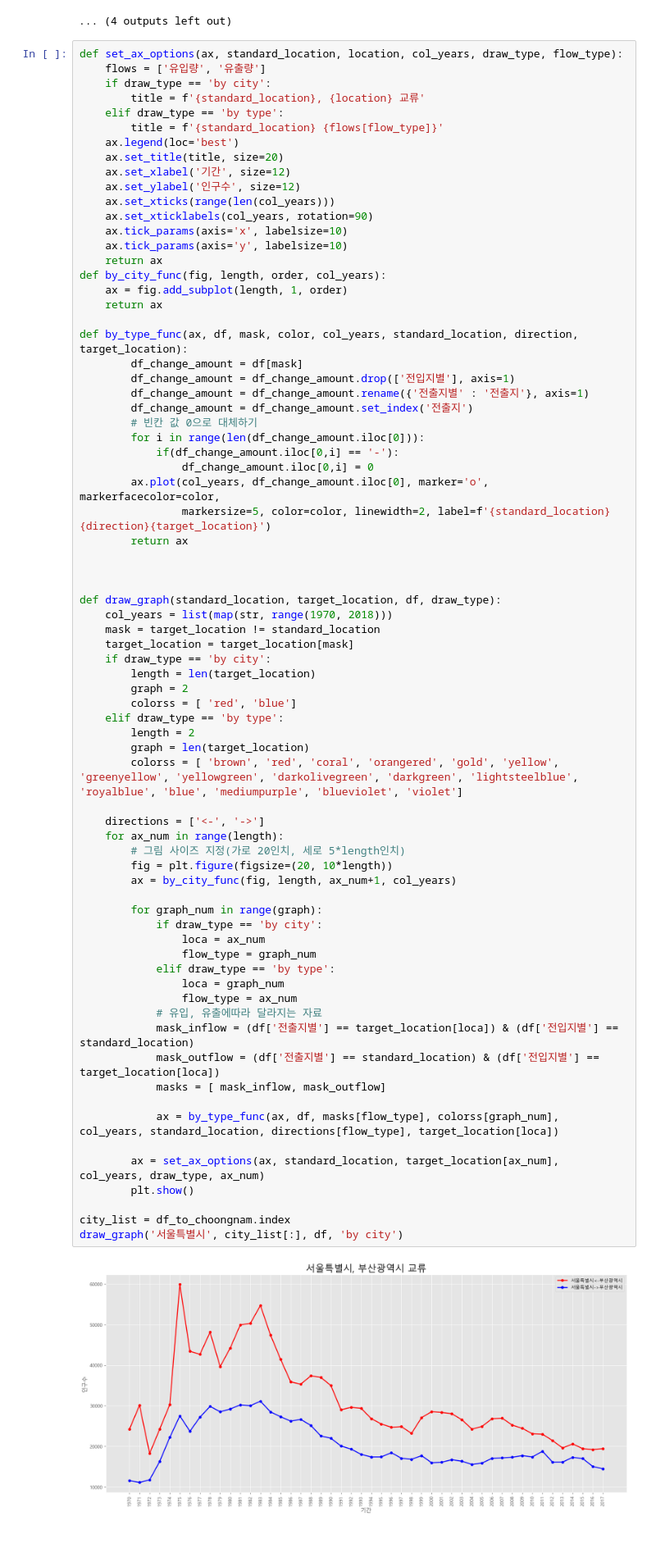
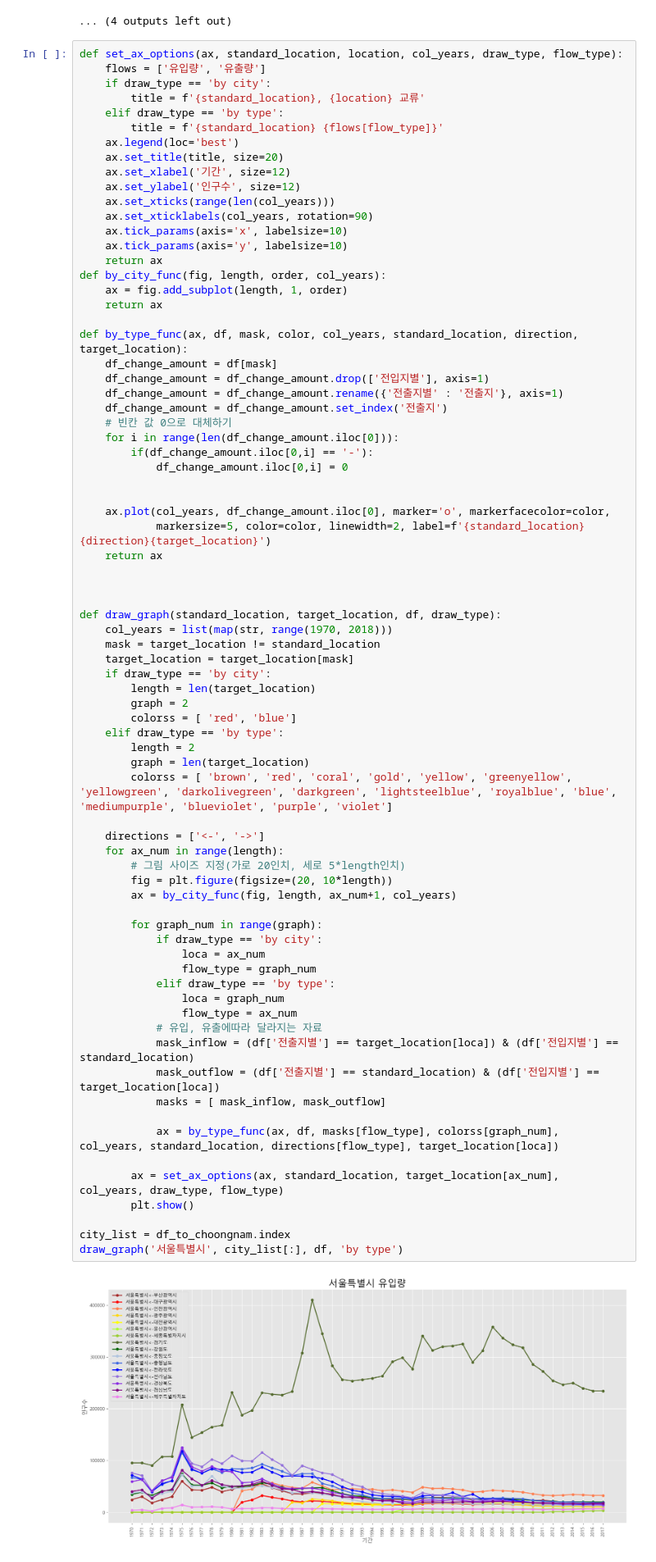
Before and after one commit to yjs3402/python_YJS, a Jupyter notebook: 판다스/판다스천안유입.ipynb, the cells around one changed output. Shown at 82% size. Cells and saved outputs as stored; diff of their text form; blank space fills up the shorter version.

```diff
--- a/판다스/판다스천안유입.ipynb
+++ b/판다스/판다스천안유입.ipynb
@@ -234,17 +234,19 @@ def by_city_func(fig, length, order, col_years):
     return ax
 
 def by_type_func(ax, df, mask, color, col_years, standard_location, direction, target_location):
-        df_change_amount = df[mask]
-        df_change_amount = df_change_amount.drop(['전입지별'], axis=1)
-        df_change_amount = df_change_amount.rename({'전출지별' : '전출지'}, axis=1)
-        df_change_amount = df_change_amount.set_index('전출지')
-        # 빈칸 값 0으로 대체하기
-        for i in range(len(df_change_amount.iloc[0])):
-            if(df_change_amount.iloc[0,i] == '-'):
-                df_change_amount.iloc[0,i] = 0
-        ax.plot(col_years, df_change_amount.iloc[0], marker='o', markerfacecolor=color,
-                markersize=5, color=color, linewidth=2, label=f'{standard_location}{direction}{target_location}')
-        return ax
+    df_change_amount = df[mask]
+    df_change_amount = df_change_amount.drop(['전입지별'], axis=1)
+    df_change_amount = df_change_amount.rename({'전출지별' : '전출지'}, axis=1)
+    df_change_amount = df_change_amount.set_index('전출지')
+    # 빈칸 값 0으로 대체하기
+    for i in range(len(df_change_amount.iloc[0])):
+        if(df_change_amount.iloc[0,i] == '-'):
+            df_change_amount.iloc[0,i] = 0
+
+
+    ax.plot(col_years, df_change_amount.iloc[0], marker='o', markerfacecolor=color,
+            markersize=5, color=color, linewidth=2, label=f'{standard_location}{direction}{target_location}')
+    return ax
 
 
 
@@ -257,34 +259,34 @@ def draw_graph(standard_location, target_location, df, draw_type):
         graph = 2
         colorss = [ 'red', 'blue']
     elif draw_type == 'by type':
         length = 2
         graph = len(target_location)
-        colorss = [ 'brown', 'red', 'coral', 'orangered', 'gold', 'yellow', 'greenyellow', 'yellowgreen', 'darkolivegreen', 'darkgreen', 'lightsteelblue', 'royalblue', 'blue', 'mediumpurple', 'blueviolet', 'violet']
+        colorss = [ 'brown', 'red', 'coral', 'gold', 'yellow', 'greenyellow', 'yellowgreen', 'darkolivegreen', 'darkgreen', 'lightsteelblue', 'royalblue', 'blue', 'mediumpurple', 'blueviolet', 'purple', 'violet']
 
     directions = ['<-', '->']
     for ax_num in range(length):
         # 그림 사이즈 지정(가로 20인치, 세로 5*length인치)
         fig = plt.figure(figsize=(20, 10*length))
         ax = by_city_func(fig, length, ax_num+1, col_years)
 
         for graph_num in range(graph):
             if draw_type == 'by city':
                 loca = ax_num
                 flow_type = graph_num
             elif draw_type == 'by type':
                 loca = graph_num
                 flow_type = ax_num
             # 유입, 유출에따라 달라지는 자료
             mask_inflow = (df['전출지별'] == target_location[loca]) & (df['전입지별'] == standard_location)
             mask_outflow = (df['전출지별'] == standard_location) & (df['전입지별'] == target_location[loca])
             masks = [ mask_inflow, mask_outflow]
 
             ax = by_type_func(ax, df, masks[flow_type], colorss[graph_num], col_years, standard_location, directions[flow_type], target_location[loca])
 
-        ax = set_ax_options(ax, standard_location, target_location[ax_num], col_years, draw_type, ax_num)
+        ax = set_ax_options(ax, standard_location, target_location[ax_num], col_years, draw_type, flow_type)
         plt.show()
 
 city_list = df_to_choongnam.index
-draw_graph('서울특별시', city_list[:], df, 'by city')
+draw_graph('서울특별시', city_list[:], df, 'by type')
 # %% [output]
-[figure, old version]
+[figure, new version]
```
Also changed, not shown: parts of 3 cells of this notebook.
